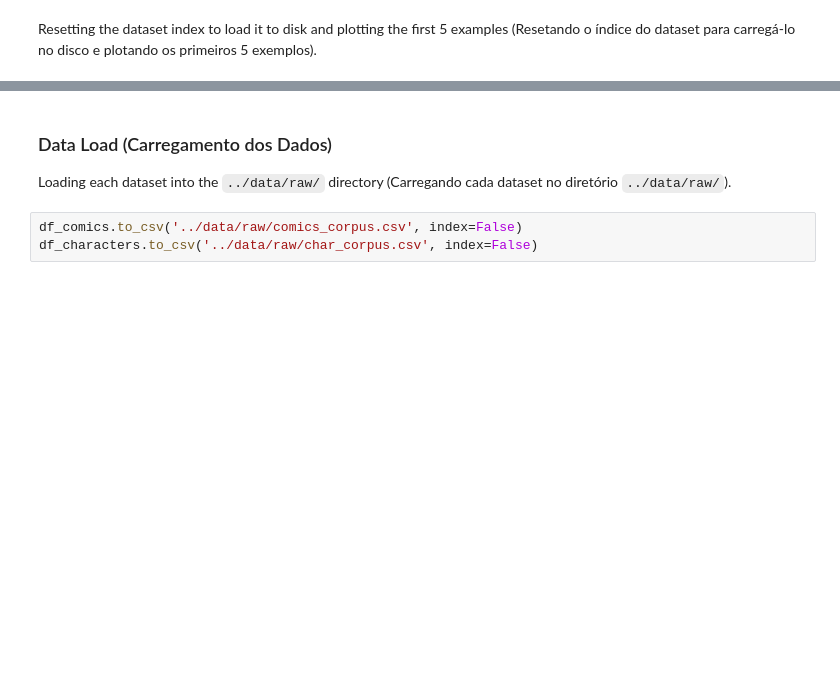
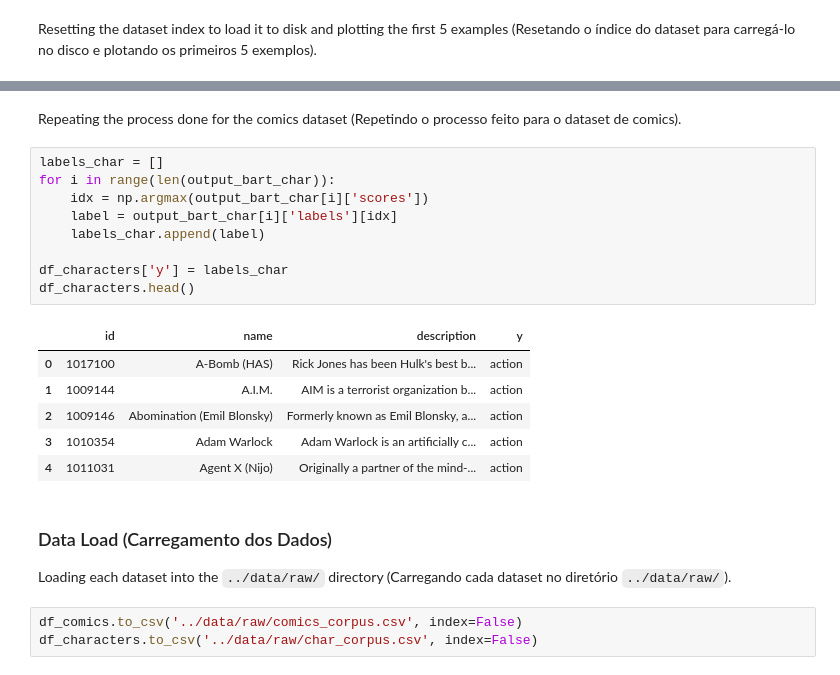
Before and after one commit to guidasneves/marvel_sentiment, a Jupyter notebook: notebooks/01_ingestion.ipynb, the cells around one changed output, grey strips where cells are left out. Cells and saved outputs as stored; diff of their text form; blank space fills up the shorter version.

```diff
--- a/notebooks/01_ingestion.ipynb
+++ b/notebooks/01_ingestion.ipynb
@@ -344,5 +313,23 @@ df_comics.head()
+# %% [markdown]
+Repeating the process done for the comics dataset (Repetindo o processo feito para o dataset de comics).
+# %%
+labels_char = []
+for i in range(len(output_bart_char)):
+    idx = np.argmax(output_bart_char[i]['scores'])
+    label = output_bart_char[i]['labels'][idx]
+    labels_char.append(label)
+
+df_characters['y'] = labels_char
+df_characters.head()
+# %% [output]
+|  | id | name | description | y |
+| 0 | 1017100 | A-Bomb (HAS) | Rick Jones has been Hulk's best b... | action |
+| 1 | 1009144 | A.I.M. | AIM is a terrorist organization b... | action |
+| 2 | 1009146 | Abomination (Emil Blonsky) | Formerly known as Emil Blonsky, a... | action |
+| 3 | 1010354 | Adam Warlock | Adam Warlock is an artificially c... | action |
+| 4 | 1011031 | Agent X (Nijo) | Originally a partner of the mind-... | action |
 # %% [markdown]
-<a name="4.3"></a>
+<a name="3.3"></a>
 ### Data Load (Carregamento dos Dados)
 Loading each dataset into the `../data/raw/` directory (Carregando cada dataset no diretório `../data/raw/`).
 # %%
```
Also changed, not shown: parts of 28 cells of this notebook, 6 other files.
